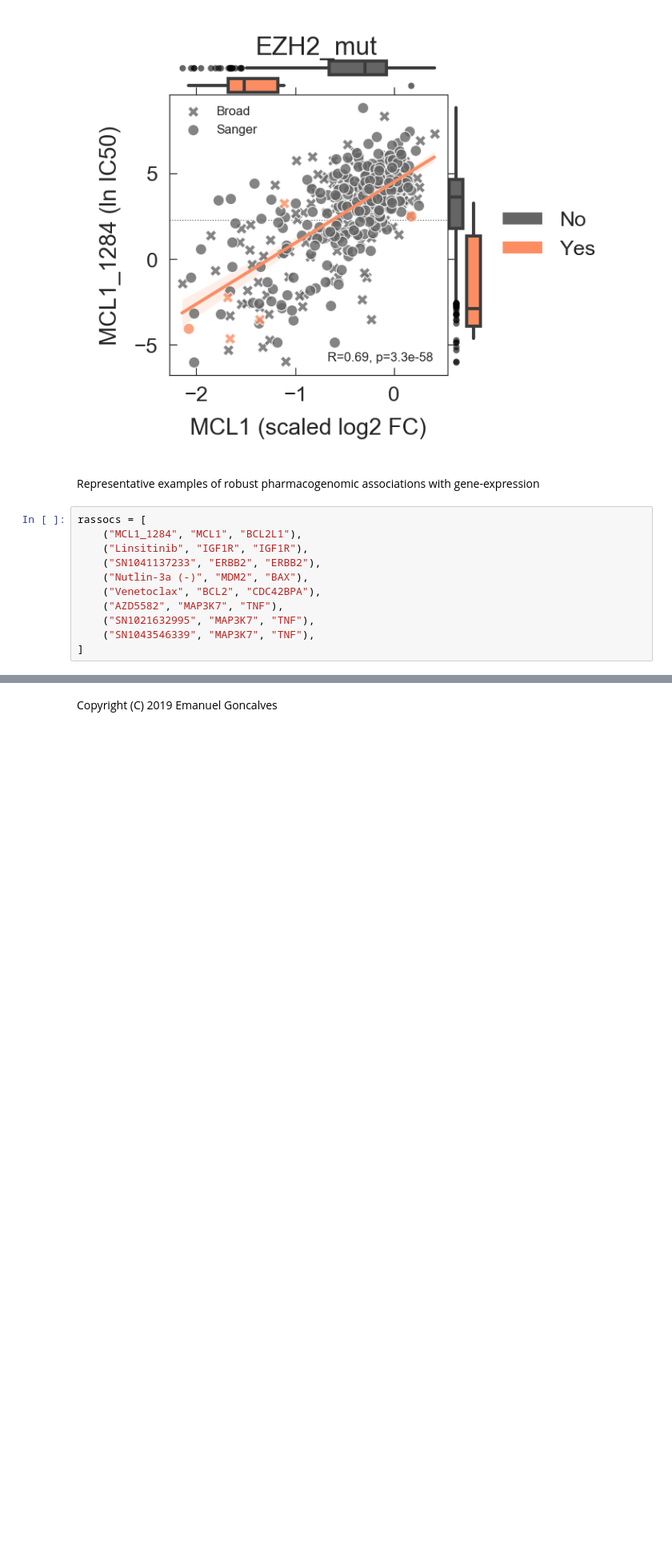
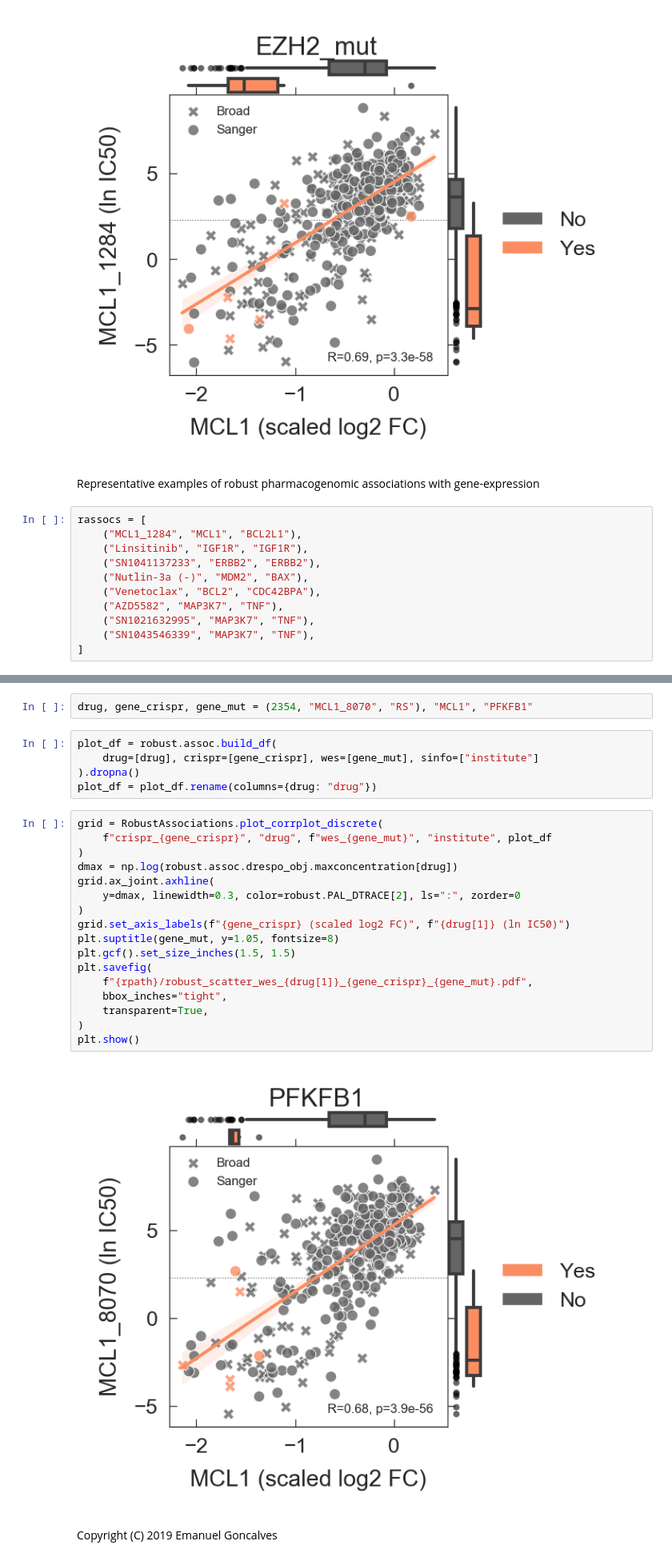
Before and after one commit to EmanuelGoncalves/dtrace, a Jupyter notebook: notebooks/3.RobustAssociations.ipynb, the cells around one changed output, grey strips where cells are left out. Shown at 80% size. Drawn from its saved outputs; the diff is of its cells as text; blank space fills up the shorter version.

```diff
--- a/notebooks/3.RobustAssociations.ipynb
+++ b/notebooks/3.RobustAssociations.ipynb
@@ -263,2 +306,28 @@ for d, c, g in rassocs:
+# %%
+drug, gene_crispr, gene_mut = (2354, "MCL1_8070", "RS"), "MCL1", "PFKFB1"
+# %%
+plot_df = robust.assoc.build_df(
+    drug=[drug], crispr=[gene_crispr], wes=[gene_mut], sinfo=["institute"]
+).dropna()
+plot_df = plot_df.rename(columns={drug: "drug"})
+# %%
+grid = RobustAssociations.plot_corrplot_discrete(
+    f"crispr_{gene_crispr}", "drug", f"wes_{gene_mut}", "institute", plot_df
+)
+dmax = np.log(robust.assoc.drespo_obj.maxconcentration[drug])
+grid.ax_joint.axhline(
+    y=dmax, linewidth=0.3, color=robust.PAL_DTRACE[2], ls=":", zorder=0
+)
+grid.set_axis_labels(f"{gene_crispr} (scaled log2 FC)", f"{drug[1]} (ln IC50)")
+plt.suptitle(gene_mut, y=1.05, fontsize=8)
+plt.gcf().set_size_inches(1.5, 1.5)
+plt.savefig(
+    f"{rpath}/robust_scatter_wes_{drug[1]}_{gene_crispr}_{gene_mut}.pdf",
+    bbox_inches="tight",
+    transparent=True,
+)
+plt.show()
+# %% [output]
+[figure, added]
 # %% [markdown]
 Copyright (C) 2019 Emanuel Goncalves
```
Also changed, not shown: parts of 10 cells of this notebook, 5 other files.
